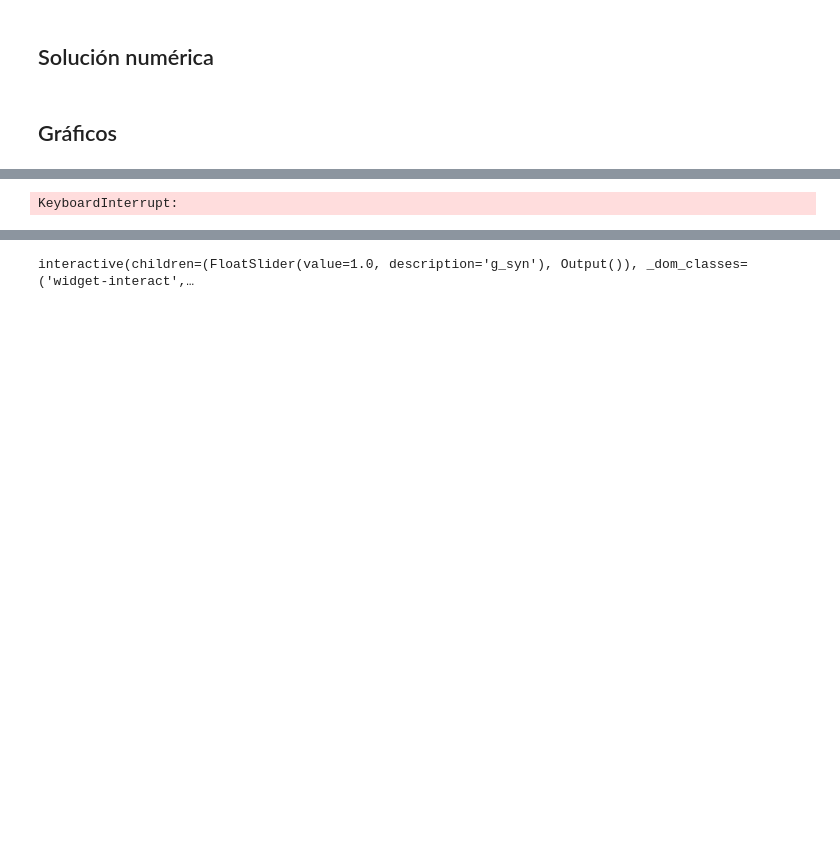
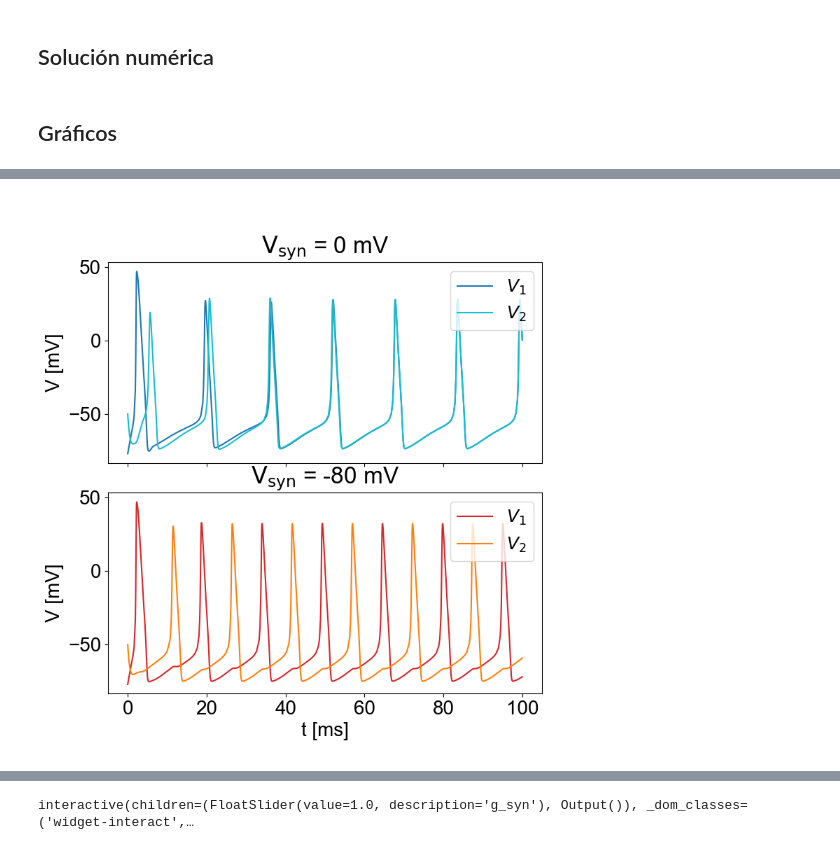
Before and after one commit to Lupama2/RedesNeuronales, a Jupyter notebook: Practicas/practica-2/ejercicio_1/main.ipynb, the cells around one changed output, grey strips where cells are left out. Cells and saved outputs as stored; diff of their text form; code cells hidden in the pictures; blank space fills up the shorter version.

```diff
--- a/Practicas/practica-2/ejercicio_1/main.ipynb
+++ b/Practicas/practica-2/ejercicio_1/main.ipynb
@@ -99,34 +99,34 @@ V_syn_2 = -80
 
 soln_1 = solve_ivp(derivada, [t_ini, t_fin], y0, method = "RK45", args = (I_ext,g_syn,V_syn_1), dense_output = True)
 soln_2 = solve_ivp(derivada, [t_ini, t_fin], y0, method = "RK45", args = (I_ext,g_syn,V_syn_2), dense_output = True)
 
 #Verifico que se halla resuelto el problema
 if soln_1.success != True or soln_2.success != True:
     raise ValueError(soln.message)
 
 #Grafico
 fig, ax = plt.subplots(2,1, sharex=True, figsize = (8,8))
 #Junto más los subplots
 fig.subplots_adjust(hspace=0.15)
 
 ax[0].plot(soln_1.t, soln_1.y[0,:], label = "$V_1$", color = "tab:blue")
 ax[0].plot(soln_1.t, soln_1.y[5,:], label = "$V_2$", color = "tab:cyan")
 ax[0].set_title("$\mathrm{V_{syn}}$ = 0 mV")
 # ax[0].set_xlabel("t [ms]")
 ax[0].set_ylabel("V [mV]")
-ax[0].legend(fontsize = 12, loc = "upper right")
+ax[0].legend(fontsize = 18, loc = "upper right")
 
 ax[1].plot(soln_2.t, soln_2.y[0,:], label = "$V_1$", color = "tab:red")
 ax[1].plot(soln_2.t, soln_2.y[5,:], label = "$V_2$", color = "tab:orange")
 ax[1].set_title("$\mathrm{V_{syn}}$ = -80 mV")
 ax[1].set_xlabel("t [ms]")
 ax[1].set_ylabel("V [mV]")
-ax[1].legend(fontsize = 12, loc = "upper right")
+ax[1].legend(fontsize = 18, loc = "upper right")
 
 plt.show()
 
 
 #Guardo imagen
-fig.savefig("Figures/V1_V2_vs_t.png", dpi = 300, bbox_inches = "tight")
+fig.savefig("Informe/ej1_potenciales_vs_Vsyn.png", dpi = 300, bbox_inches = "tight")
 # %% [output]
-KeyboardInterrupt:
+[figure, added]
```
Also changed, not shown: parts of 4 cells of this notebook, 9 other files.
